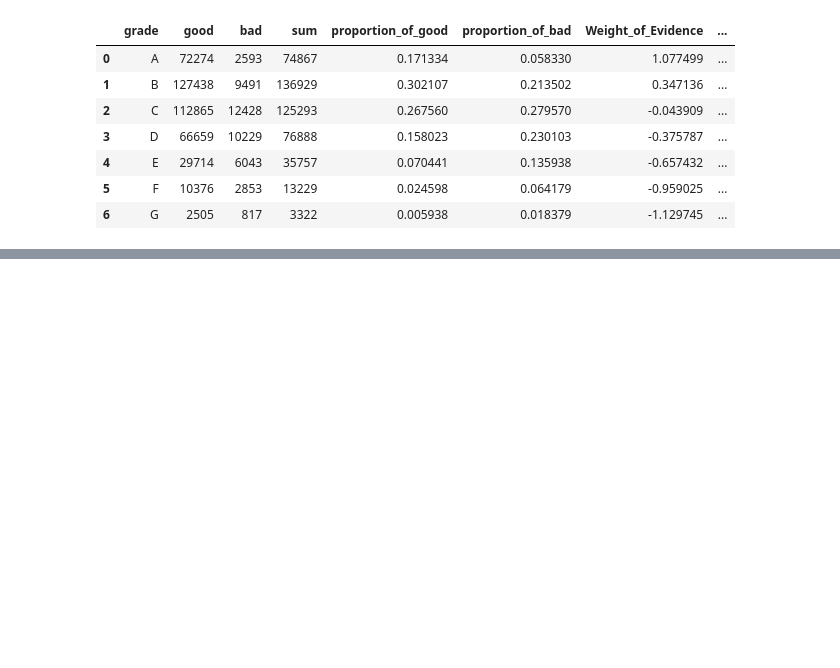
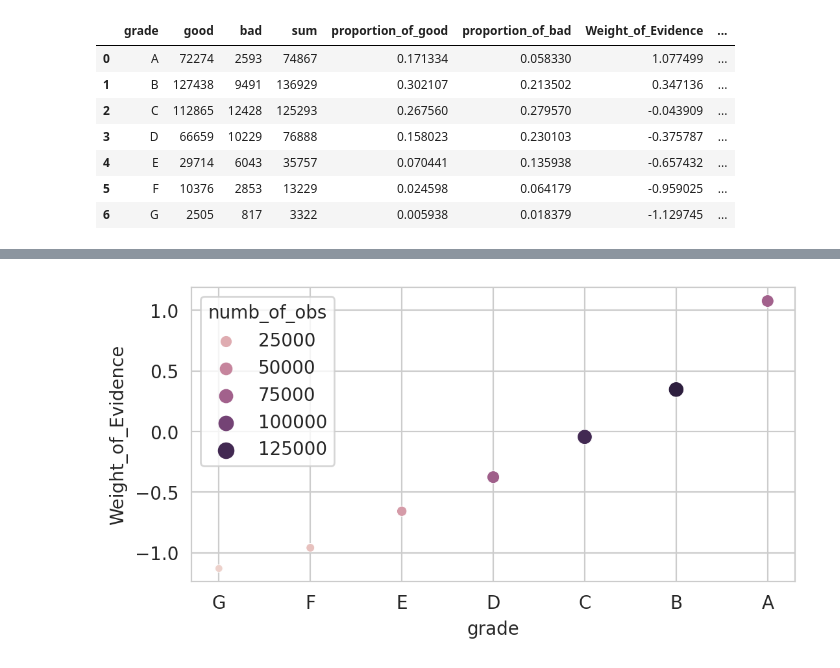
Before and after one commit to EmilSeyfullayev/Credit_Risk_Modeling_in_Python, a Jupyter notebook: General_processing.ipynb, the cells around one changed output, grey strips where cells are left out. Cells and saved outputs as stored; diff of their text form; code cells hidden in the pictures; blank space fills up the shorter version.

```diff
--- a/General_processing.ipynb
+++ b/General_processing.ipynb
@@ -680,0 +725,22 @@ WoE_and_IV(df, 'purpose')
+# %%
+def vis_WoE(table, x_axis_variable_name, y_axis = 'Weight_of_Evidence', numb_of_obs = 'numb_of_obs'):
+  x = table[x_axis_variable_name]
+  y = table[y_axis]
+  numb_of_obs = table[numb_of_obs]
+
+  # g = sns.FacetGrid(table)
+  # g.map(sns.scatterplot(x, y))
+  # g.map(plt.lineplot(x, y))
+  plt.figure(figsize=(6,3), dpi=200)
+  sns.scatterplot(x = x, y = y,
+               # marker = 'o',
+               # linestyle='--',
+               size = numb_of_obs,
+               hue = numb_of_obs
+           )
+# %%
+vis_WoE(grade_df, 'grade')
+# We will keep all variables as separate categories, there is no need to group them
+# other vars will be in need of grouping
+# %% [output]
+[figure, added]
```
Also changed, not shown: parts of 9 cells of this notebook.
